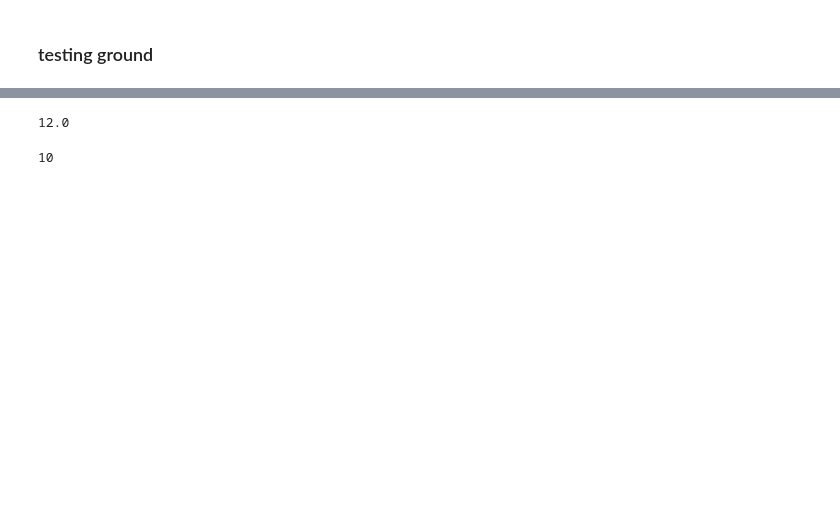
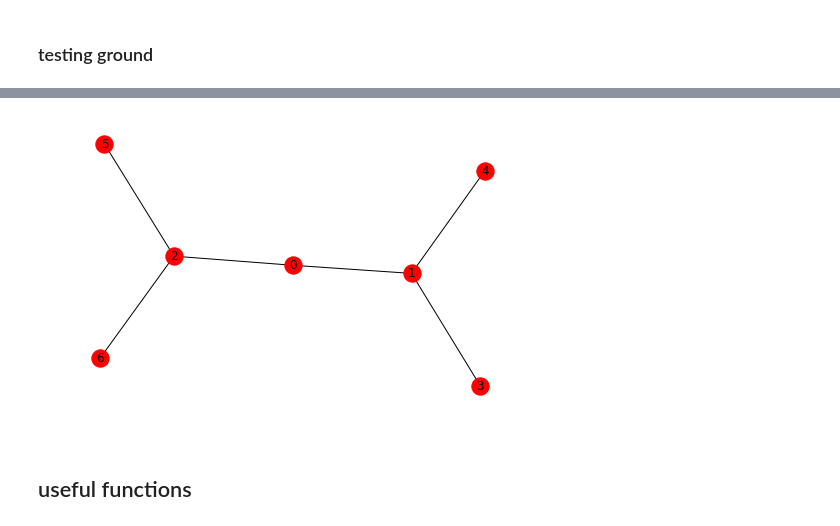
Before and after one commit to ta-rekt/motif-discovery, a Jupyter notebook: src/testing.ipynb, the cells around one changed output, grey strips where cells are left out. Saved outputs shown, nothing was run; the diff lists cells and outputs as text; code cells hidden in the pictures; blank space fills up the shorter version.

```diff
--- a/src/testing.ipynb
+++ b/src/testing.ipynb
@@ -358,3 +87,9 @@ print(M)
+# %%
+nx.draw(treeGraph, with_labels=True)
+# %% [output]
+[figure, added]
+# %% [markdown]
+## useful functions
 # %%
 # counts the matchings between every subtree of T with S and stores
 # them in the dictionary
@@ -378,13 +113,3 @@ dic = {}
 
 countSubtreeMatchings(T, 4, 4, S, 9, dic)
 dic
-# %%
-fns.countRootedSubtrees(T, 4, S, 14)
-# %% [output]
-12.0
-# %%
-f = fnr.Map([(2, 14)])
-instances = fnr.isomorphicExtensions(f, T, S, 0, M)
-len([tuple(i.getMap()) for i in instances])
-# %% [output]
-10
```
Also changed, not shown: parts of 30 cells of this notebook, 25 other files.
